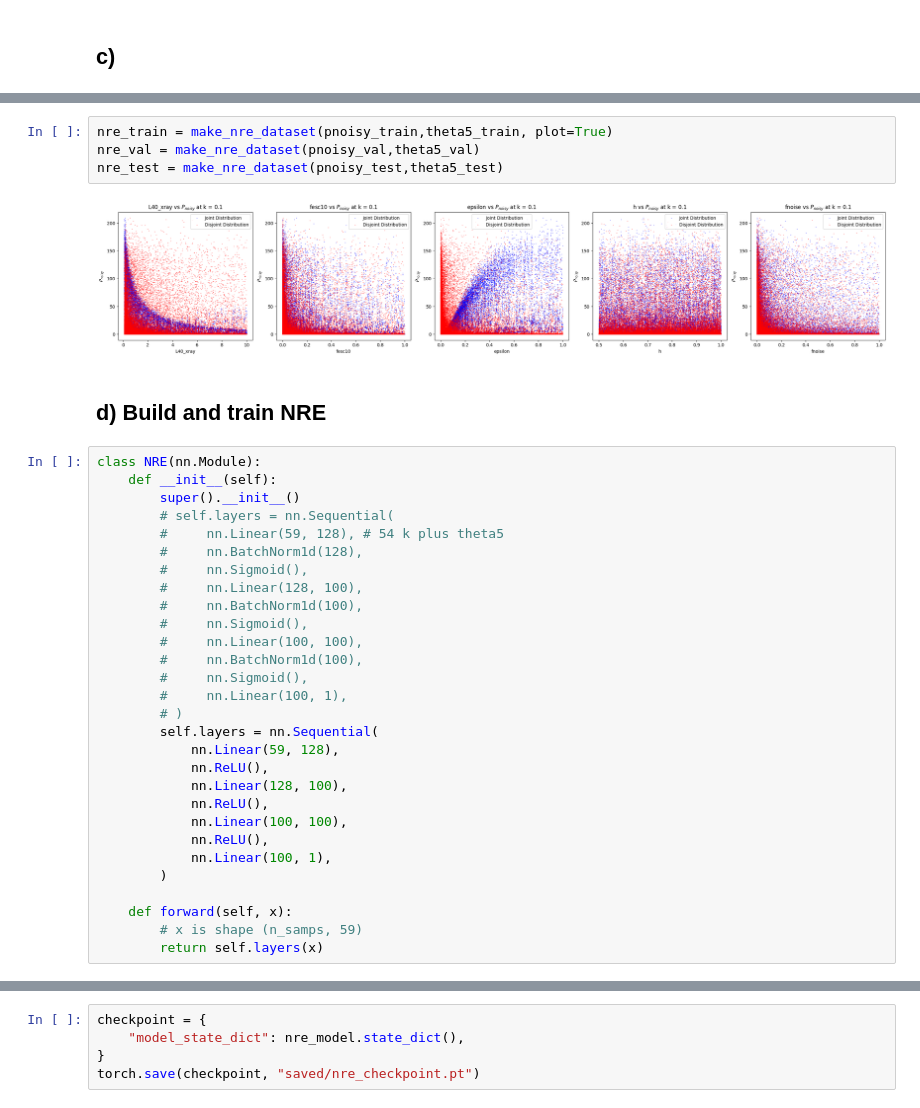
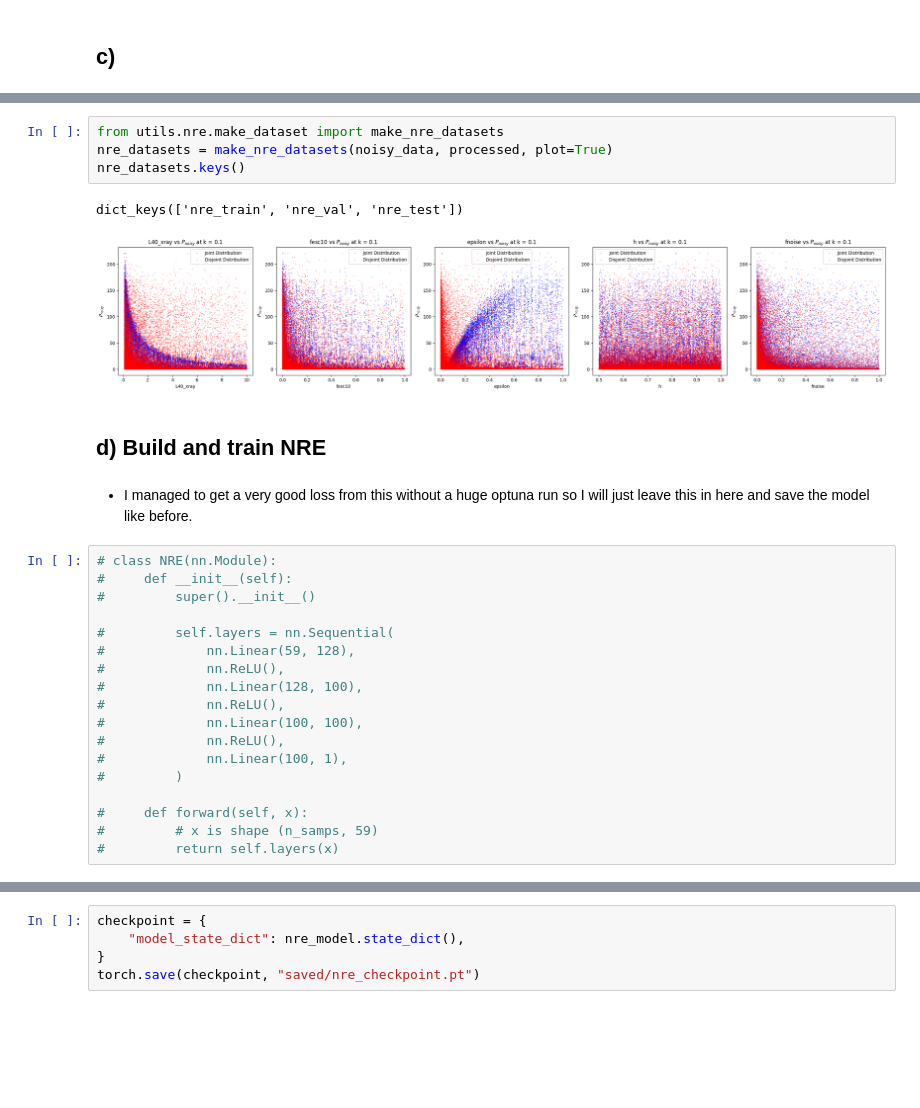
Before and after one commit to JoeyWee1/Machine-Learning-Enhanced-Inference-of-the-21-cm-Power-Spectrum-at-Cosmic-Dawn, a Jupyter notebook: ML_inference.ipynb, the cells around one changed output, grey strips where cells are left out. Drawn from its saved outputs; the diff is of its cells as text; blank space fills up the shorter version.

```diff
--- a/ML_inference.ipynb
+++ b/ML_inference.ipynb
@@ -352,38 +240,30 @@ def make_nre_dataset(pnoisy, theta5, plot = False):
-# %%
-nre_train = make_nre_dataset(pnoisy_train,theta5_train, plot=True)
-nre_val = make_nre_dataset(pnoisy_val,theta5_val)
-nre_test = make_nre_dataset(pnoisy_test,theta5_test)
-# %% [output]
-[figure, removed]
+# %%
+from utils.nre.make_dataset import make_nre_datasets
+nre_datasets = make_nre_datasets(noisy_data, processed, plot=True)
+nre_datasets.keys()
+# %% [output]
+dict_keys(['nre_train', 'nre_val', 'nre_test'])
+[figure, added]
 # %% [markdown]
 ## d) Build and train NRE
+# %% [markdown]
+- I managed to get a very good loss from this without a huge optuna run so I will just leave this in here and save the model like before.
 # %%
-class NRE(nn.Module):
-    def __init__(self):
-        super().__init__()
-        # self.layers = nn.Sequential(
-        #     nn.Linear(59, 128), # 54 k plus theta5
-        #     nn.BatchNorm1d(128),
-        #     nn.Sigmoid(),
-        #     nn.Linear(128, 100),
-        #     nn.BatchNorm1d(100),
-        #     nn.Sigmoid(),
-        #     nn.Linear(100, 100),
-        #     nn.BatchNorm1d(100),
-        #     nn.Sigmoid(),
-        #     nn.Linear(100, 1),
-        # )
-        self.layers = nn.Sequential(
-            nn.Linear(59, 128),
-            nn.ReLU(),
-            nn.Linear(128, 100),
-            nn.ReLU(),
-            nn.Linear(100, 100),
-            nn.ReLU(),
-            nn.Linear(100, 1),
-        )
+# class NRE(nn.Module):
+#     def __init__(self):
+#         super().__init__()
 
-    def forward(self, x):
-        # x is shape (n_samps, 59)
-        return self.layers(x)
+#         self.layers = nn.Sequential(
+#             nn.Linear(59, 128),
+#             nn.ReLU(),
+#             nn.Linear(128, 100),
+#             nn.ReLU(),
+#             nn.Linear(100, 100),
+#             nn.ReLU(),
+#             nn.Linear(100, 1),
+#         )
+
+#     def forward(self, x):
+#         # x is shape (n_samps, 59)
+#         return self.layers(x)
 # %%
```
Also changed, not shown: parts of 10 cells of this notebook, 3 other files.
